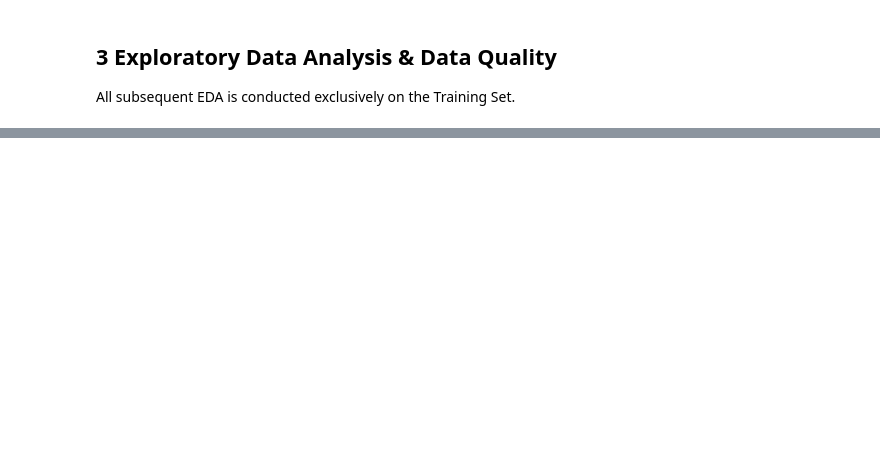
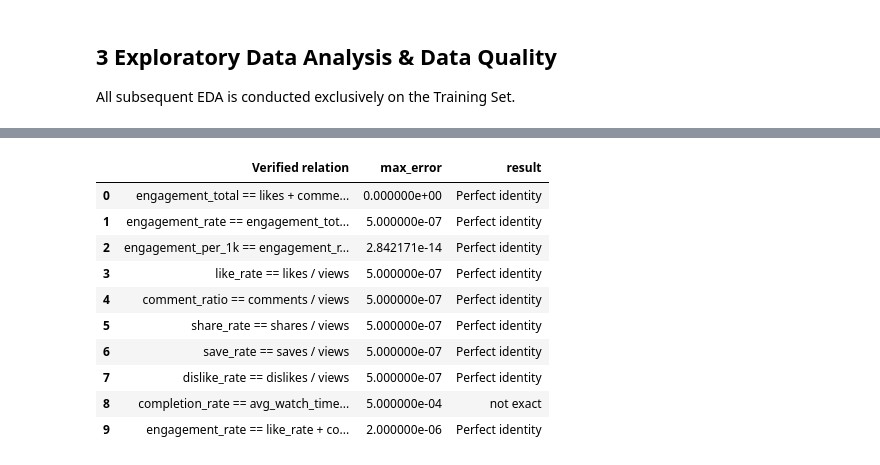
Before and after one commit to eliaxyzz/TrendPredictor, a Jupyter notebook: ml-virality-classifier.ipynb, the cells around one changed output, grey strips where cells are left out. Saved outputs shown, nothing was run; the diff lists cells and outputs as text; code cells hidden in the pictures; blank space fills up the shorter version.

```diff
--- a/ml-virality-classifier.ipynb
+++ b/ml-virality-classifier.ipynb
@@ -120,0 +276,44 @@ All subsequent EDA is conducted exclusively on the Training Set.
+# %%
+# --- Checking suspected identities among derived columns ---
+eps = 1e-4
+identity = {
+    "engagement_total == likes + comments + shares + saves":
+        (X_train[["likes", "comments", "shares", "saves"]].sum(axis=1) - X_train["engagement_total"]).abs().max(),
+    "engagement_rate == engagement_total / views":
+        (X_train["engagement_total"] / X_train["views"] - X_train["engagement_rate"]).abs().max(),
+    "engagement_per_1k == engagement_rate * 1000":
+        (X_train["engagement_rate"] * 1000 - X_train["engagement_per_1k"]).abs().max(),
+    "like_rate == likes / views":
+        (X_train["likes"] / X_train["views"] - X_train["like_rate"]).abs().max(),
+    "comment_ratio == comments / views":
+        (X_train["comments"] / X_train["views"] - X_train["comment_ratio"]).abs().max(),
+    "share_rate == shares / views":
+        (X_train["shares"] / X_train["views"] - X_train["share_rate"]).abs().max(),
+    "save_rate == saves / views":
+        (X_train["saves"] / X_train["views"] - X_train["save_rate"]).abs().max(),
+    "dislike_rate == dislikes / views":
+        (X_train["dislikes"] / X_train["views"] - X_train["dislike_rate"]).abs().max(),
+    "completion_rate == avg_watch_time_sec / duration_sec":
+        (X_train["avg_watch_time_sec"] / X_train["duration_sec"] - X_train["completion_rate"]).abs().max(),
+    "engagement_rate == like_rate + comment_ratio + share_rate + save_rate":
+        (X_train[["like_rate", "comment_ratio", "share_rate", "save_rate"]].sum(axis=1)
+         - X_train["engagement_rate"]).abs().max(),
+}
+
+result = pd.DataFrame(
+    [(k, v, "Perfect identity" if v < eps else "not exact") for k, v in identity.items()],
+    columns=["Verified relation", "max_error", "result"],
+)
+display(result)
+# %% [output]
+|  | Verified relation | max_error | result |
+| 0 | engagement_total == likes + comme... | 0.000000e+00 | Perfect identity |
+| 1 | engagement_rate == engagement_tot... | 5.000000e-07 | Perfect identity |
+| 2 | engagement_per_1k == engagement_r... | 2.842171e-14 | Perfect identity |
+| 3 | like_rate == likes / views | 5.000000e-07 | Perfect identity |
+| 4 | comment_ratio == comments / views | 5.000000e-07 | Perfect identity |
+| 5 | share_rate == shares / views | 5.000000e-07 | Perfect identity |
+| 6 | save_rate == saves / views | 5.000000e-07 | Perfect identity |
+| 7 | dislike_rate == dislikes / views | 5.000000e-07 | Perfect identity |
+| 8 | completion_rate == avg_watch_time... | 5.000000e-04 | not exact |
+| 9 | engagement_rate == like_rate + co... | 2.000000e-06 | Perfect identity |
```
Also changed, not shown: parts of 15 cells of this notebook.
